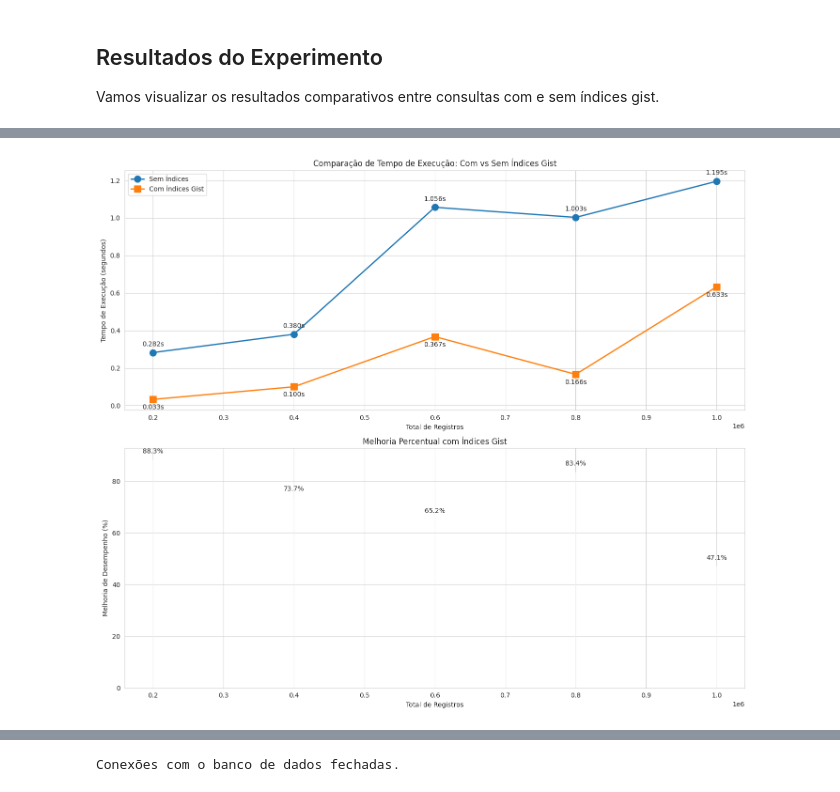
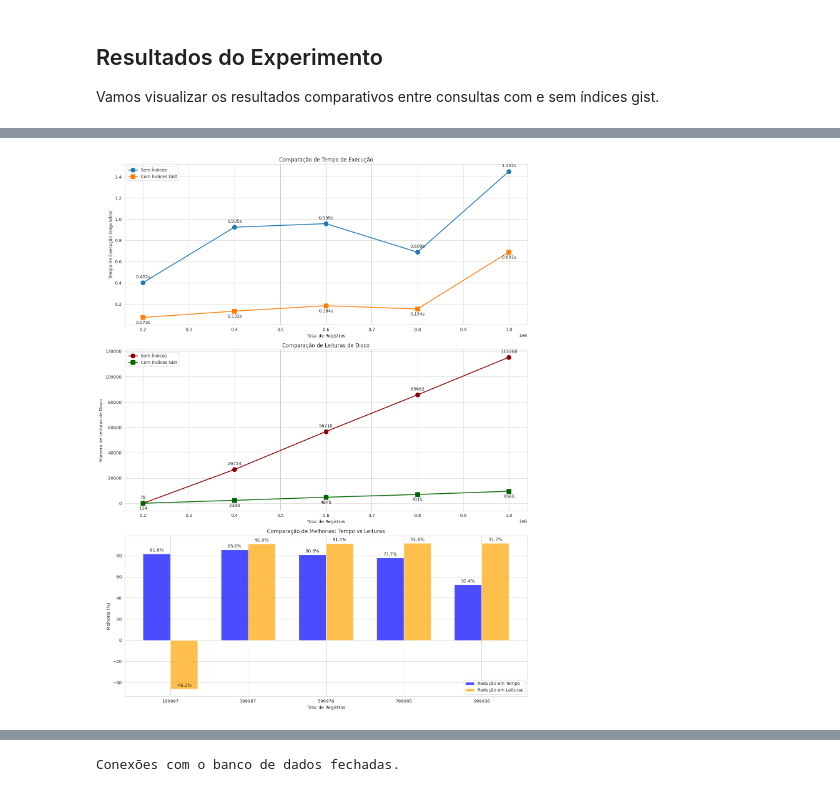
Before and after one commit to afmireski/opt003-bd-avancado-indexacao, a Jupyter notebook: 03_gist.ipynb, the cells around one changed output, grey strips where cells are left out. Drawn from its saved outputs; the diff is of its cells as text; code cells hidden in the pictures.

Commit message:
feat: Incrementando estatísticas do experimento do GiST

```diff
--- a/03_gist.ipynb
+++ b/03_gist.ipynb
@@ -111,6 +148,8 @@ resultados_experimento = {
     "tempo_sem_indices": [],
     "tempo_com_indices": [],
     "num_resultados": [],
+    "leituras_sem_indices": [],  # Novo - armazenar número de leituras de disco
+    "leituras_com_indices": [],  # Novo - armazenar número de leituras de disco
 }
 
 # Registrar total inicial
@@ -146,12 +185,18 @@ for i in range(0, num_iteracoes):
 
     # 1. Executar consulta SEM índices e medir tempo
     print("\n1. Executando consulta SEM índices...")
-    resultado, tempo_sem_indices = executar_consulta_com_tempo(query)
+    resultado, tempo_sem_indices, stats_sem_indices = executar_consulta_com_tempo(query)
     resultados_experimento["tempo_sem_indices"].append(tempo_sem_indices)
     resultados_experimento["num_resultados"].append(len(resultado))
     print(
         f"Consulta SEM índices executada em {tempo_sem_indices:.4f} segundos, retornando {len(resultado)} registros."
     )
+
+    # Extrair leituras de disco
+    leituras_sem_indices = extrair_leituras_de_disco(stats_sem_indices)
+    resultados_experimento["leituras_sem_indices"].append(leituras_sem_indices)
+
+    print(f"Número de leituras de disco sem índices: {leituras_sem_indices}")
 
     # 2. Criar índices gist
     print("\n2. Criando índices gist...")
@@ -159,11 +204,17 @@ for i in range(0, num_iteracoes):
 
     # 3. Executar consulta COM índices e medir tempo
     print("\n3. Executando consulta COM índices gist...")
-    resultado, tempo_com_indices = executar_consulta_com_tempo(query)
+    resultado, tempo_com_indices, stats_com_indices = executar_consulta_com_tempo(query)
     resultados_experimento["tempo_com_indices"].append(tempo_com_indices)
     print(
         f"Consulta COM índices gist executada em {tempo_com_indices:.4f} segundos, retornando {len(resultado)} registros."
     )
+
+    # Extrair leituras de disco
+    leituras_com_indices = extrair_leituras_de_disco(stats_com_indices)
+    resultados_experimento["leituras_com_indices"].append(leituras_com_indices)
+
+    print(f"Número de leituras de disco com índices: {leituras_com_indices}")
 
     # 4. Remover índices para a próxima iteração
     print("\n4. Removendo índices para a próxima iteração...")
@@ -198,59 +249,92 @@ df_resultados = pd.DataFrame({
     'Total de Registros': resultados_experimento['total_registros'],
     'Tempo sem Índices (s)': resultados_experimento['tempo_sem_indices'],
     'Tempo com Índices Gist (s)': resultados_experimento['tempo_com_indices'],
+    'Leituras de Disco sem Índices': resultados_experimento['leituras_sem_indices'],
+    'Leituras de Disco com Índices': resultados_experimento['leituras_com_indices'],
     'Número de Resultados': resultados_experimento['num_resultados'],
 })
 
-# Calcular a melhoria percentual
-df_resultados['Melhoria (%)'] = (1 - df_resultados['Tempo com Índices Gist (s)'] / df_resultados['Tempo sem Índices (s)']) * 100
+# Calcular as melhorias percentuais
+df_resultados['Melhoria em Tempo (%)'] = (1 - df_resultados['Tempo com Índices Gist (s)'] / df_resultados['Tempo sem Índices (s)']) * 100
+df_resultados['Redução em Leituras (%)'] = (1 - df_resultados['Leituras de Disco com Índices'] / df_resultados['Leituras de Disco sem Índices']) * 100
+
 
 # Exibir tabela de resultados
 print("Resultados do Experimento:")
 print(df_resultados)
 
-# Plotar gráfico comparativo
-plt.figure(figsize=(14, 8))
-
-# Criar dois subplots
-fig, (ax1, ax2) = plt.subplots(2, 1, figsize=(14, 12))
-
-# Gráfico de linhas comparativas
+# Criar três subplots
+fig, (ax1, ax2, ax3) = plt.subplots(3, 1, figsize=(14, 18))
+# 1. Gráfico de tempo de execução
 ax1.plot(df_resultados['Total de Registros'], df_resultados['Tempo sem Índices (s)'], 'o-', linewidth=2, markersize=10, label='Sem Índices')
 ax1.plot(df_resultados['Total de Registros'], df_resultados['Tempo com Índices Gist (s)'], 's-', linewidth=2, markersize=10, label='Com Índices Gist')
 ax1.set_xlabel('Total de Registros')
 ax1.set_ylabel('Tempo de Execução (segundos)')
-ax1.set_title('Comparação de Tempo de Execução: Com vs Sem Índices Gist')
+ax1.set_title('Comparação de Tempo de Execução')
 ax1.legend()
 ax1.grid(True)
 
-# Adicionar rótulos para ambas as linhas
+# Adicionar rótulos para ambas as linhas do gráfico 1
 for i, row in df_resultados.iterrows():
-    # Rótulo para linha sem índices
     ax1.annotate(f"{row['Tempo sem Índices (s)']:.3f}s",
                 xy=(row['Total de Registros'], row['Tempo sem Índices (s)']),
                 textcoords="offset points",
                 xytext=(0,10),
                 ha='center')
-    # Rótulo para linha com índices
     ax1.annotate(f"{row['Tempo com Índices Gist (s)']:.3f}s",
                 xy=(row['Total de Registros'], row['Tempo com Índices Gist (s)']),
                 textcoords="offset points",
                 xytext=(0,-15),
                 ha='center')
 
-# Gráfico de barras para porcentagem de melhoria
-ax2.bar(df_resultados['Total de Registros'], df_resultados['Melhoria (%)'], color='green', alpha=0.7)
+# 2. Gráfico de leituras de disco
+ax2.plot(df_resultados['Total de Registros'], df_resultados['Leituras de Disco sem Índices'], 'o-', linewidth=2, markersize=10, color='darkred', label='Sem Índices')
+ax2.plot(df_resultados['Total de Registros'], df_resultados['Leituras de Disco com Índices'], 's-', linewidth=2, markersize=10, color='darkgreen', label='Com Índices Gist')
 ax2.set_xlabel('Total de Registros')
-ax2.set_ylabel('Melhoria de Desempenho (%)')
-ax2.set_title('Melhoria Percentual com Índices Gist')
-ax2.grid(True, axis='y')
+ax2.set_ylabel('Número de Leituras de Disco')
+ax2.set_title('Comparação de Leituras de Disco')
+ax2.legend()
+ax2.grid(True)
+
+# Adicionar rótulos para ambas as linhas do gráfico 2
+for i, row in df_resultados.iterrows():
+    ax2.annotate(f"{int(row['Leituras de Disco sem Índices'])}",
+                xy=(row['Total de Registros'], row['Leituras de Disco sem Índices']),
+                textcoords="offset points",
+                xytext=(0,10),
+                ha='center')
+    ax2.annotate(f"{int(row['Leituras de Disco com Índices'])}",
+                xy=(row['Total de Registros'], row['Leituras de Disco com Índices']),
+                textcoords="offset points",
+                xytext=(0,-15),
+                ha='center')
+
+# 3. Gráfico de barras para percentual de melhoria (tempo e leituras)
+width = 0.35
+x = df_resultados['Total de Registros']
+x_pos = range(len(x))
+
+ax3.bar(np.array(x_pos) - width/2, df_resultados['Melhoria em Tempo (%)'], width, label='Redução em Tempo', color='blue', alpha=0.7)
+ax3.bar(np.array(x_pos) + width/2, df_resultados['Redução em Leituras (%)'], width, label='Redução em Leituras', color='orange', alpha=0.7)
+ax3.set_xlabel('Total de Registros')
+ax3.set_ylabel('Melhoria (%)')
+ax3.set_title('Comparação de Melhorias: Tempo vs Leituras')
+ax3.set_xticks(x_pos)
+ax3.set_xticklabels(df_resultados['Total de Registros'])
+ax3.legend()
+ax3.grid(True, axis='y')
 
 # Adicionar valores em cada barra
 for i, row in df_resultados.iterrows():
-    ax2.annotate(f"{row['Melhoria (%)']:.1f}%",
-                xy=(row['Total de Registros'], row['Melhoria (%)']),
+    ax3.annotate(f"{row['Melhoria em Tempo (%)']:.1f}%",
+                xy=(i - width/2, row['Melhoria em Tempo (%)']),
                 textcoords="offset points",
-                xytext=(0,10),
+                xytext=(0,5),
+                ha='center')
+    ax3.annotate(f"{row['Redução em Leituras (%)']:.1f}%",
+                xy=(i + width/2, row['Redução em Leituras (%)']),
+                textcoords="offset points",
+                xytext=(0,5),
                 ha='center')
 
 plt.tight_layout()
@@ -274 +360 @@ Resultados do Experimento:
-[figure, old version]
+[figure, new version]
```
Also changed, not shown: parts of 6 cells of this notebook.
